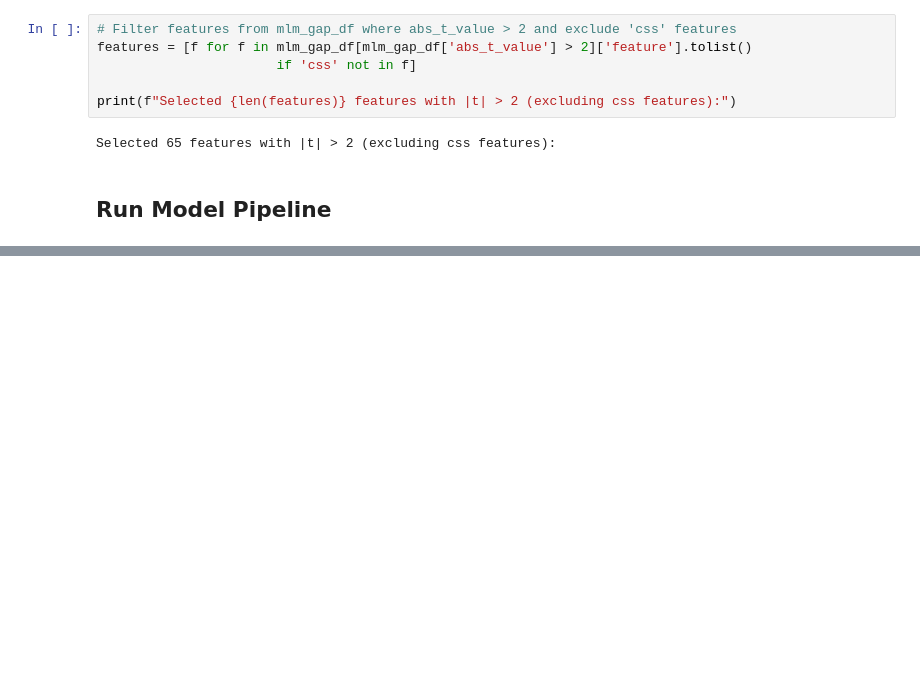
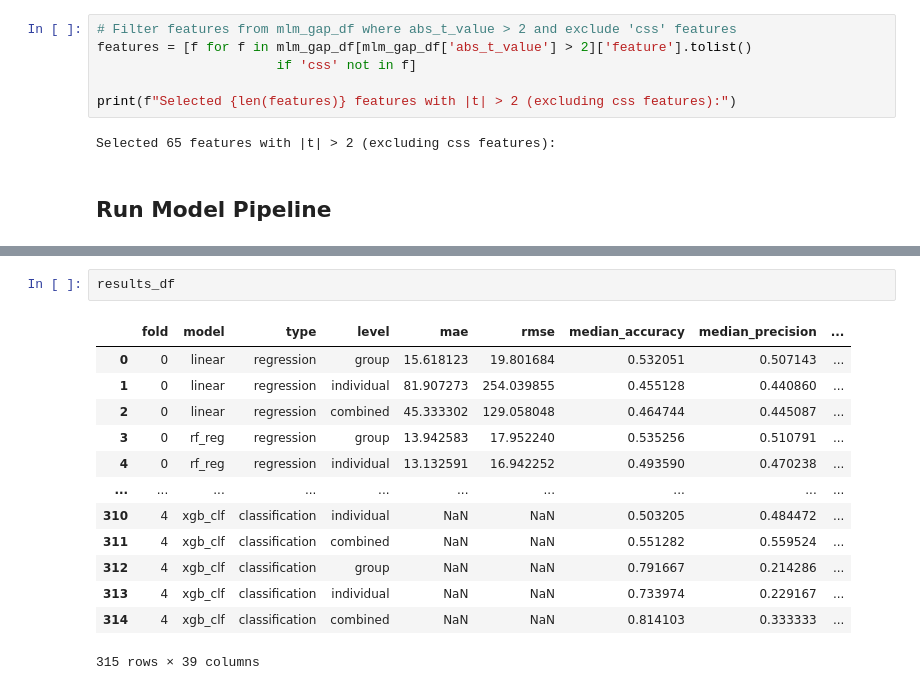
Before and after one commit to danieljwilson/3_3_experience_sampling, a Jupyter notebook: 3_3_3_data_analysis/02_analysis/Models/05_ML_models.ipynb, the cells around one changed output, grey strips where cells are left out. Drawn from its saved outputs; the diff is of its cells as text; blank space fills up the shorter version.

```diff
--- a/3_3_3_data_analysis/02_analysis/Models/05_ML_models.ipynb
+++ b/3_3_3_data_analysis/02_analysis/Models/05_ML_models.ipynb
@@ -548,0 +1054,16 @@ Selected 65 features with |t| > 2 (excluding css features):
+# %%
+results_df
+# %% [output]
+|  | fold | model | type | level | mae | rmse | median_accuracy | median_precision | ... |
+| 0 | 0 | linear | regression | group | 15.618123 | 19.801684 | 0.532051 | 0.507143 | ... |
+| 1 | 0 | linear | regression | individual | 81.907273 | 254.039855 | 0.455128 | 0.440860 | ... |
+| 2 | 0 | linear | regression | combined | 45.333302 | 129.058048 | 0.464744 | 0.445087 | ... |
+| 3 | 0 | rf_reg | regression | group | 13.942583 | 17.952240 | 0.535256 | 0.510791 | ... |
+| 4 | 0 | rf_reg | regression | individual | 13.132591 | 16.942252 | 0.493590 | 0.470238 | ... |
+| ... | ... | ... | ... | ... | ... | ... | ... | ... | ... |
+| 310 | 4 | xgb_clf | classification | individual | NaN | NaN | 0.503205 | 0.484472 | ... |
+| 311 | 4 | xgb_clf | classification | combined | NaN | NaN | 0.551282 | 0.559524 | ... |
+| 312 | 4 | xgb_clf | classification | group | NaN | NaN | 0.791667 | 0.214286 | ... |
+| 313 | 4 | xgb_clf | classification | individual | NaN | NaN | 0.733974 | 0.229167 | ... |
+| 314 | 4 | xgb_clf | classification | combined | NaN | NaN | 0.814103 | 0.333333 | ... |
+315 rows × 39 columns
```
Also changed, not shown: parts of 12 cells of this notebook, 2 other files.
